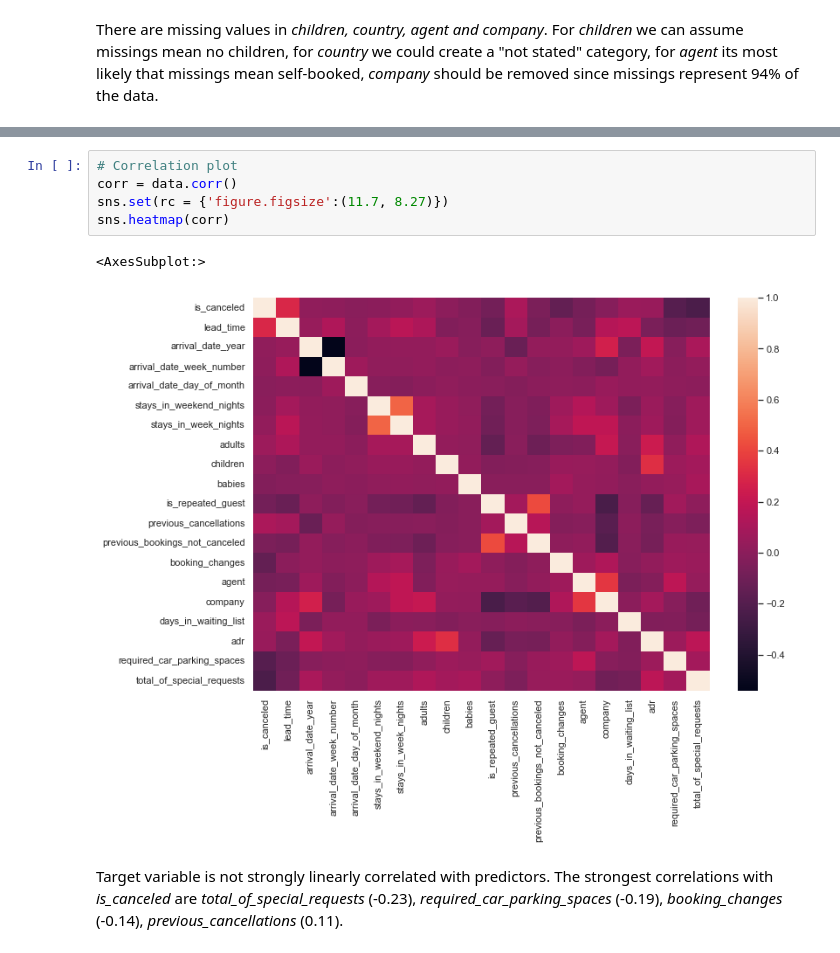
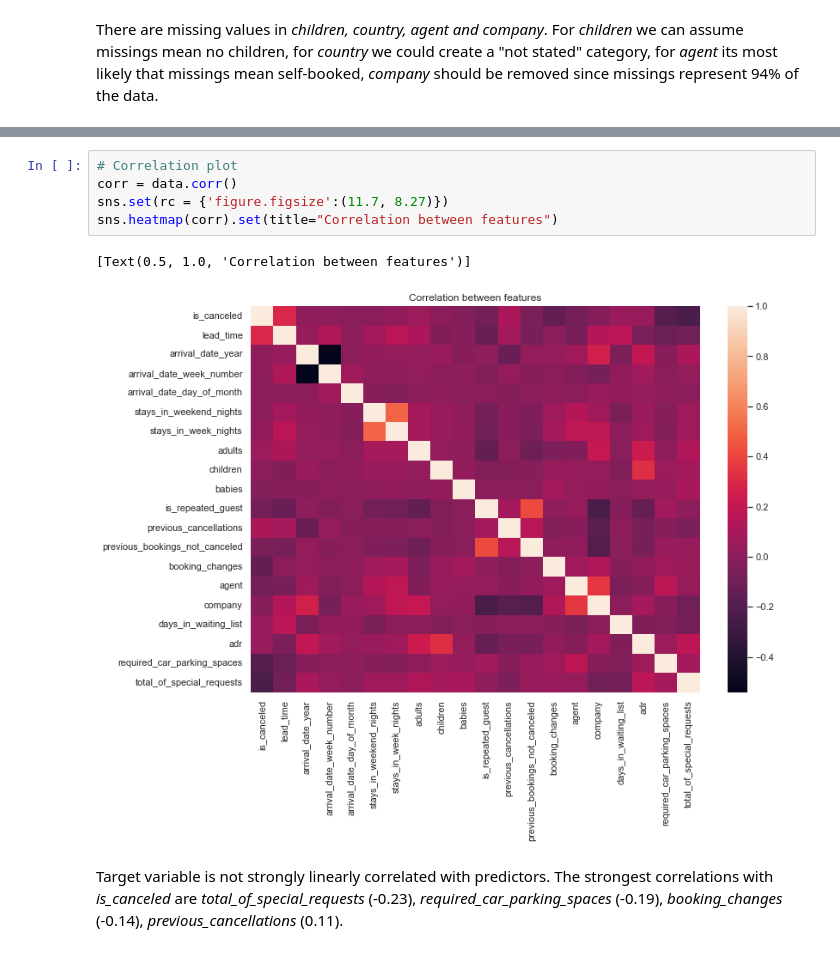
Before and after one commit to wenchengking/End-to-End-Hotel-Booking-Cancellation-Machine-Learning-Model, a Jupyter notebook: 04_EDA/EDA_ALLI.ipynb, the cells around one changed output, grey strips where cells are left out. Cells and saved outputs as stored; diff of their text form.

```diff
--- a/04_EDA/EDA_ALLI.ipynb
+++ b/04_EDA/EDA_ALLI.ipynb
@@ -69,11 +69,11 @@ data.describe()
 # %%
 # Correlation plot
 corr = data.corr()
 sns.set(rc = {'figure.figsize':(11.7, 8.27)})
-sns.heatmap(corr)
+sns.heatmap(corr).set(title="Correlation between features")
 # %% [output]
-<AxesSubplot:>
+[Text(0.5, 1.0, 'Correlation between features')]
-[figure, old version]
+[figure, new version]
 # %% [markdown]
 Target variable is not strongly linearly correlated with predictors. The strongest correlations with *is_canceled* are *total_of_special_requests* (-0.23), *required_car_parking_spaces* (-0.19), *booking_changes* (-0.14), *previous_cancellations* (0.11).
 # %%
```
Also changed, not shown: parts of 34 cells of this notebook.
